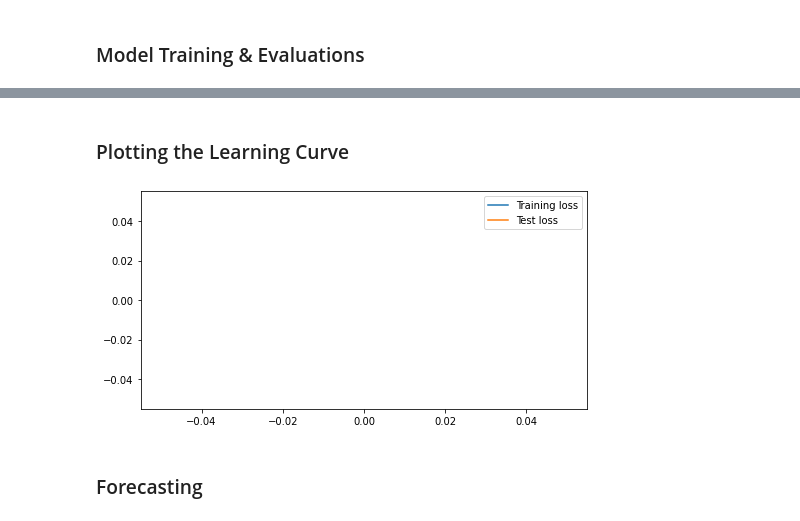
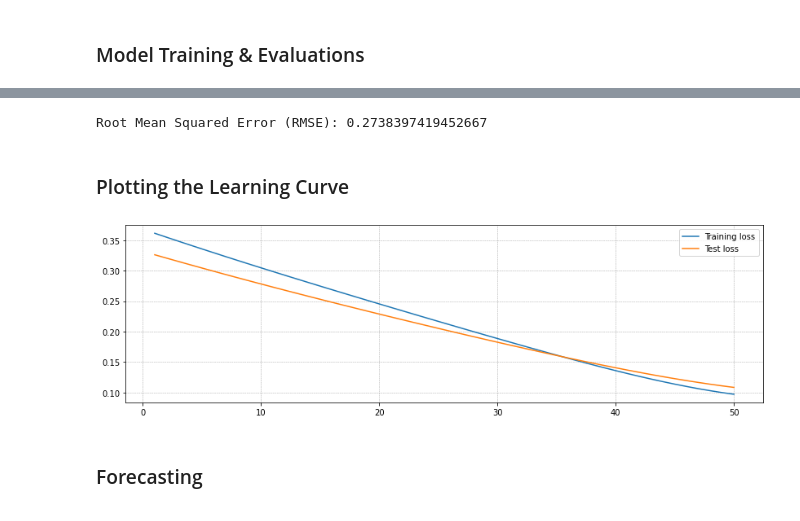
Before and after one commit to CleliaCaetano/CA2_SEM2_ProjectTweets, a Jupyter notebook: MScDataAnalytics_CA2_SEM2_CleliaCaetano.ipynb, the cells around one changed output, grey strips where cells are left out. Drawn from its saved outputs; the diff is of its cells as text; code cells hidden in the pictures.

```diff
--- a/MScDataAnalytics_CA2_SEM2_CleliaCaetano.ipynb
+++ b/MScDataAnalytics_CA2_SEM2_CleliaCaetano.ipynb
@@ -1498,6 +1515,11 @@ print(dataset_test.shape)
 ### Normalization
 # %%
 from sklearn.preprocessing import MinMaxScaler
+import numpy as np
+
+# Handle missing values (replace NaN with a specific value or impute)
+train = np.nan_to_num(train)
+test = np.nan_to_num(test)
 
 # Create a scaler and fit it on the training data
 scaler = MinMaxScaler(feature_range=(0, 1))
@@ -1556,0 +1545,32 @@ X_test.shape, y_test.shape
+# %%
+import torch
+
+# Create sequences and labels for training data
+sequence_length_train = 50
+X_train, y_train = [], []
+for i in range(len(scaled_train) - sequence_length_train):
+    X_train.append(scaled_train[i:i + sequence_length_train])
+    y_train.append(scaled_train[i + sequence_length_train:i + sequence_length_train + 1])
+
+X_train, y_train = np.array(X_train), np.array(y_train)
+
+# Convert data to PyTorch tensors
+X_train = torch.tensor(X_train, dtype=torch.float32)
+y_train = torch.tensor(y_train, dtype=torch.float32)
+
+# Create sequences and labels for testing data
+sequence_length_test = 10
+X_test, y_test = [], []
+for i in range(len(scaled_test) - sequence_length_test):
+    X_test.append(scaled_test[i:i + sequence_length_test])
+    y_test.append(scaled_test[i + sequence_length_test:i + sequence_length_test + 1])
+
+X_test, y_test = np.array(X_test), np.array(y_test)
+
+# Convert data to PyTorch tensors
+X_test = torch.tensor(X_test, dtype=torch.float32)
+y_test = torch.tensor(y_test, dtype=torch.float32)
+
+
+X_train.shape,y_train.shape
+X_test.shape, y_test.shape
@@ -1604,7 +1626,9 @@ LSTMModel(
 # %% [markdown]
 ### Creating Data Loader for batch training
 # %%
-batch_size = 25
+from torch.utils.data import DataLoader
+
+batch_size = 15
 # Create DataLoader for batch training
 train_dataset = torch.utils.data.TensorDataset(X_train, y_train)
 train_loader = torch.utils.data.DataLoader(train_dataset, batch_size=batch_size, shuffle=True)
@@ -1671,12 +1695,45 @@ Epoch [50/50] - Training Loss: nan, Test Loss: nan
+# %%
+# Calculate predictions on the test set
+model.eval()
+y_true_test = []
+y_pred_test = []
+
+with torch.no_grad():
+    for batch_X_test, batch_y_test in test_loader:
+        batch_X_test, batch_y_test = batch_X_test.to(device), batch_y_test.to(device)
+        predictions_test = model(batch_X_test)
+
+        # Assuming predictions have shape [batch_size, sequence_length, 1]
+        predictions_test = predictions_test[:, -1, :]  # Extract the last time step
+        predictions_test = predictions_test.view(-1)  # Flatten to 1D
+
+        y_true_test.extend(batch_y_test.cpu().numpy().ravel())
+        y_pred_test.extend(predictions_test.cpu().numpy().ravel())
+
+y_true_test = np.array(y_true_test)
+y_pred_test = np.array(y_pred_test)
+
+# Ensure the lengths of y_true_test and y_pred_test match
+if len(y_true_test) != len(y_pred_test):
+    raise ValueError("Inconsistent number of samples between y_true_test and y_pred_test")
+
+# Calculate Mean Squared Error (MSE) and Root Mean Squared Error (RMSE)
+mse = mean_squared_error(y_true_test, y_pred_test)
+rmse = np.sqrt(mse)
+
+print(f"Root Mean Squared Error (RMSE): {rmse}")
+# %% [output]
+Root Mean Squared Error (RMSE): 0.2738397419452667
 # %% [markdown]
 ### Plotting the Learning Curve
 # %%
 x = np.linspace(1,num_epochs,num_epochs)
 plt.plot(x,train_hist,scalex=True, label="Training loss")
 plt.plot(x, test_hist, label="Test loss")
 plt.legend()
+plt.grid(color='darkgray', linestyle='--', linewidth=0.5)
 plt.show()
 # %% [output]
-[figure, old version]
+[figure, new version]
 # %% [markdown]
 ### Forecasting
```
Also changed, not shown: parts of 21 cells of this notebook.
